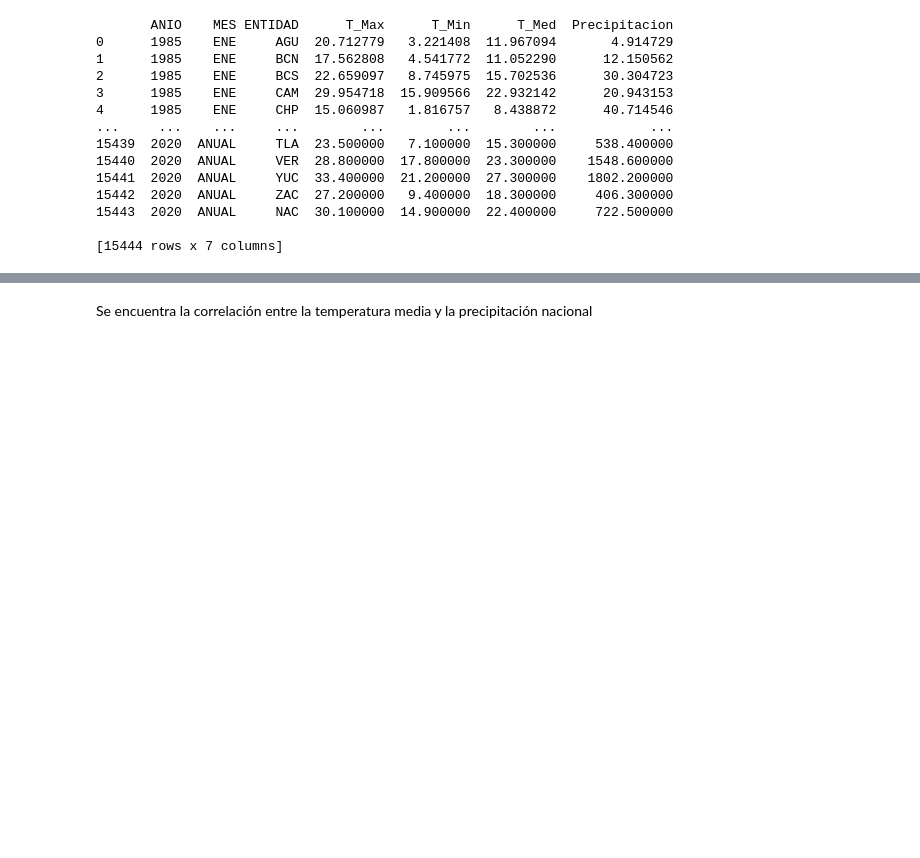
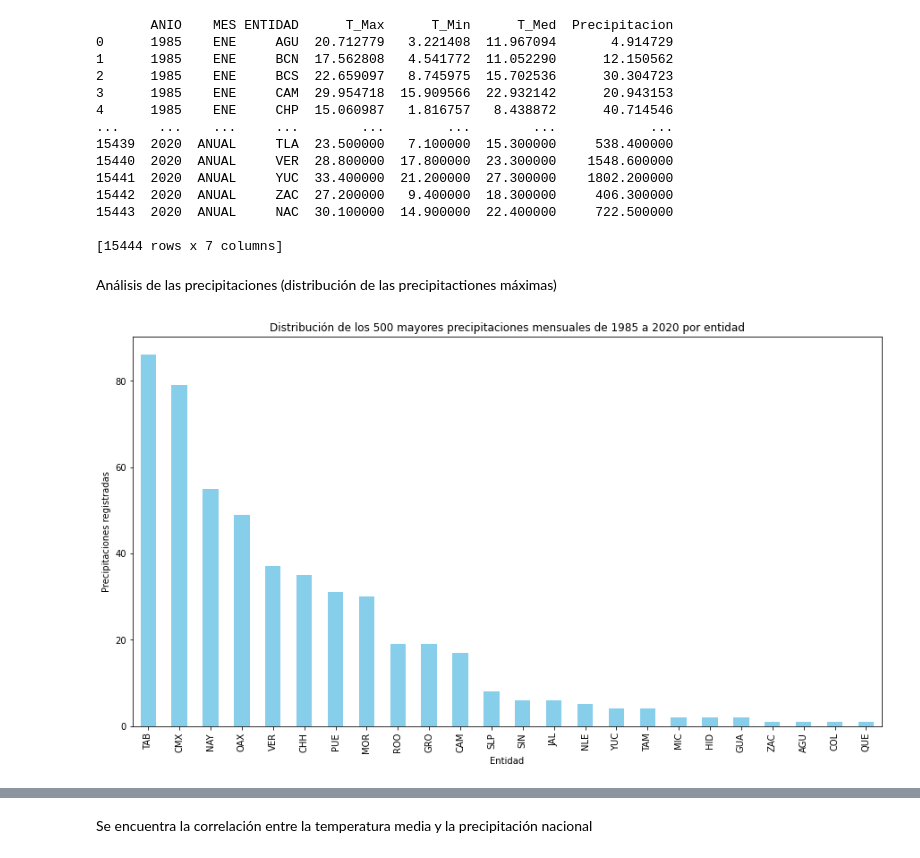
Before and after one commit to AdrianDiazGaxiola/Proyecto-Final, a Jupyter notebook: Precipitación.ipynb, the cells around one changed output, grey strips where cells are left out. Drawn from its saved outputs; the diff is of its cells as text; code cells hidden in the pictures; blank space fills up the shorter version.

Commit message:
Se han agregado funciones para analizar la distribución de las precipitaciones máximas.

```diff
--- a/Precipitación.ipynb
+++ b/Precipitación.ipynb
@@ -143,3 +150,24 @@ print(df)
 15443  2020  ANUAL     NAC  30.100000  14.900000  22.400000     722.500000
 
 [15444 rows x 7 columns]
+# %% [markdown]
+Análisis de las precipitaciones (distribución de las precipitactiones máximas)
+# %%
+dfmax = df[['ANIO', 'MES', 'ENTIDAD', 'Precipitacion']]
+
+dfmax = dfmax[dfmax['MES']!='ANUAL']
+dfmax = dfmax[dfmax['ENTIDAD']!='NAC']
+
+dfmax = dfmax.nlargest(500, ['Precipitacion'])
+
+plt.figure(figsize = (15, 8))
+
+dfmax['ENTIDAD'].value_counts().plot(kind = 'bar', color = 'skyblue')
+
+plt.xlabel('Entidad')
+plt.ylabel('Precipitaciones registradas')
+plt.title('Distribución de los 500 mayores precipitaciones mensuales de 1985 a 2020 por entidad')
+
+plt.savefig('Distribución de los 500 mayores precipitaciones mensuales de 1985 a 2020 por entidad.jpg')
+# %% [output]
+[figure, added]
```
Also changed, not shown: parts of 4 cells of this notebook.
